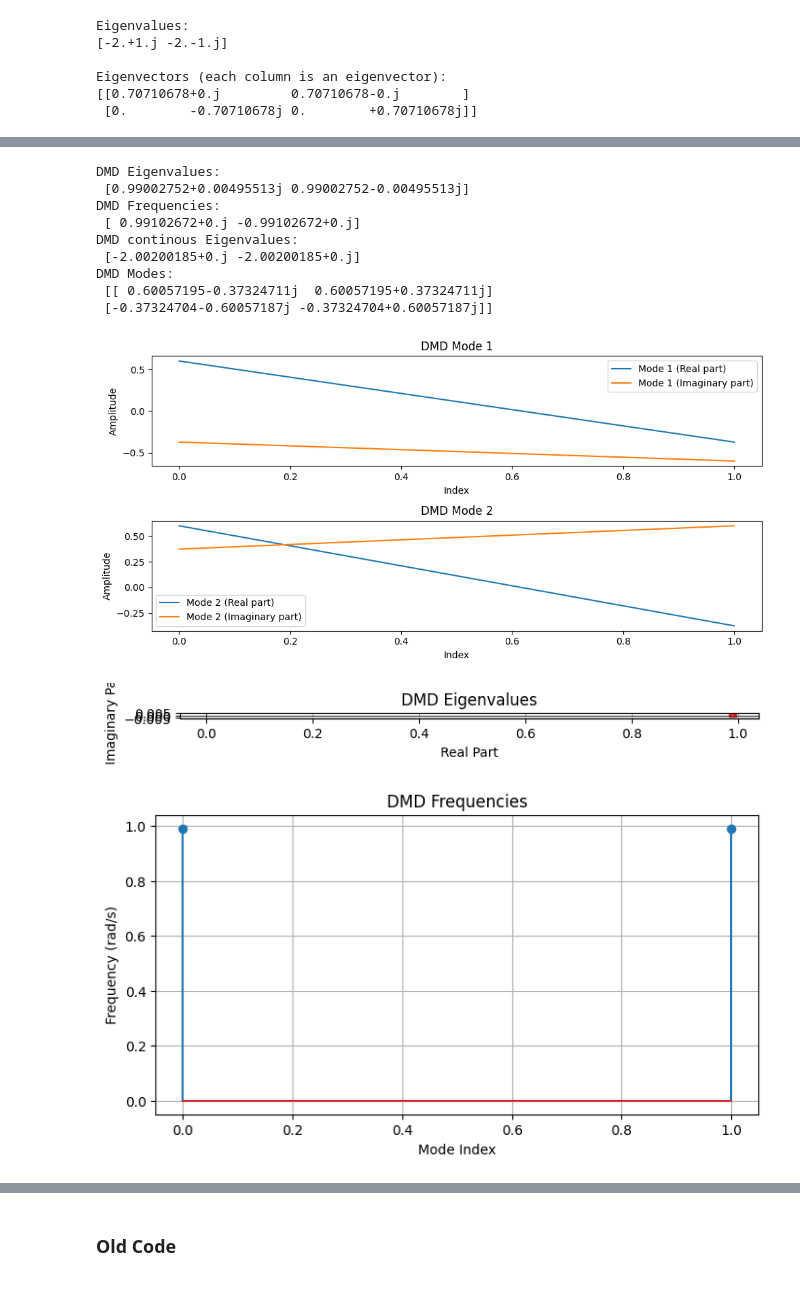
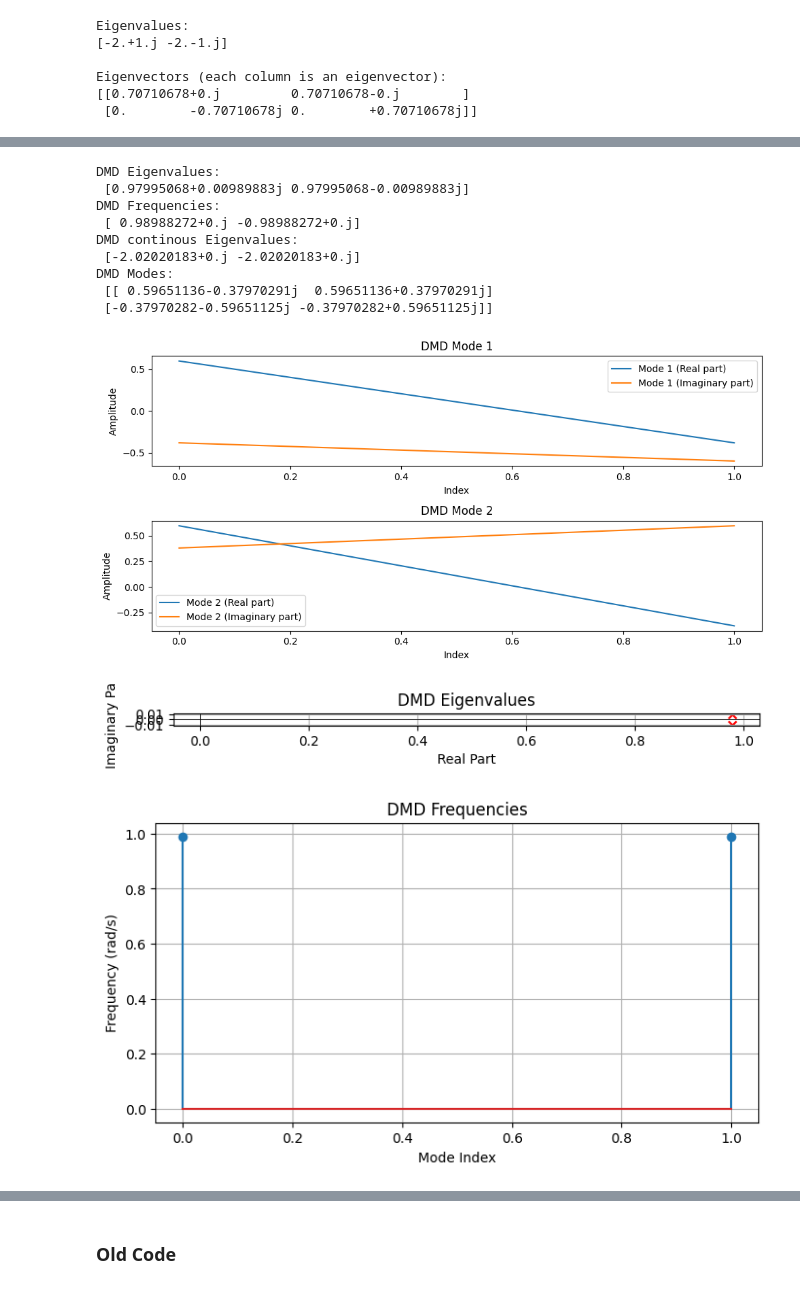
Before and after one commit to KulkarniHrishikesh/PyDMD, a Jupyter notebook: DMD.ipynb, the cells around one changed output, grey strips where cells are left out. Saved outputs shown, nothing was run; the diff lists cells and outputs as text; code cells hidden in the pictures.

```diff
--- a/DMD.ipynb
+++ b/DMD.ipynb
@@ -273,7 +273,7 @@ initial_conditions = [
 ]
 
 # Time points where solution is computed
-t = np.linspace(0, 5, 1000)
+t = np.linspace(0, 1, 100)
 
 # Print eigenvalues and eigenvectors
 eigenvalues, eigenvectors = print_eigenvalues_and_eigenvectors(A)
@@ -335,32 +335,32 @@ plt.show()
 # %%
 # Example 1:
 X1 = solution[0:-1, :].T  # Example data
 X2 = solution[1:, :].T  # Shifted data
-dt = 0.005
+dt = 0.01
 
 # Apply DMD
 Phi, Lambda, omega, rate = dynamic_mode_decomposition(X1, X2, r=2, delta_t=dt)
 
 print("DMD Eigenvalues:\n", Lambda)
 print("DMD Frequencies:\n", omega)
 print("DMD continous Eigenvalues:\n", rate)
 print("DMD Modes:\n", Phi)
 
 #print(X1.shape,X2.shape)
 # Plot results
 plot_dmd_results(Phi, Lambda, omega)
 
 plot_dynamics(X1, X2, Phi, Lambda, dt)
 # %% [output]
 DMD Eigenvalues:
- [0.99002752+0.00495513j 0.99002752-0.00495513j]
+ [0.97995068+0.00989883j 0.97995068-0.00989883j]
 DMD Frequencies:
- [ 0.99102672+0.j -0.99102672+0.j]
+ [ 0.98988272+0.j -0.98988272+0.j]
 DMD continous Eigenvalues:
- [-2.00200185+0.j -2.00200185+0.j]
+ [-2.02020183+0.j -2.02020183+0.j]
 DMD Modes:
- [[ 0.60057195-0.37324711j  0.60057195+0.37324711j]
- [-0.37324704-0.60057187j -0.37324704+0.60057187j]]
+ [[ 0.59651136-0.37970291j  0.59651136+0.37970291j]
+ [-0.37970282-0.59651125j -0.37970282+0.59651125j]]
 [figure]
-[figure, old version]
+[figure, new version]
 [figure]
```
Also changed, not shown: parts of 5 cells of this notebook.
